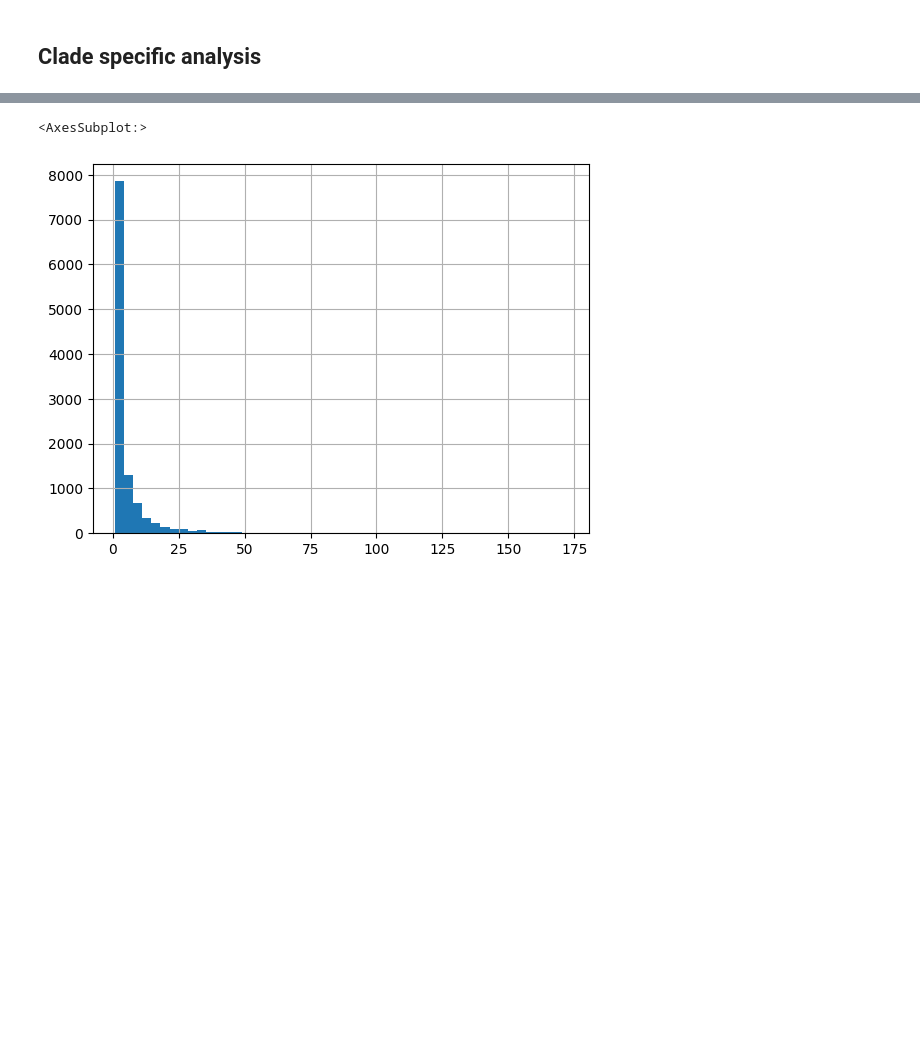
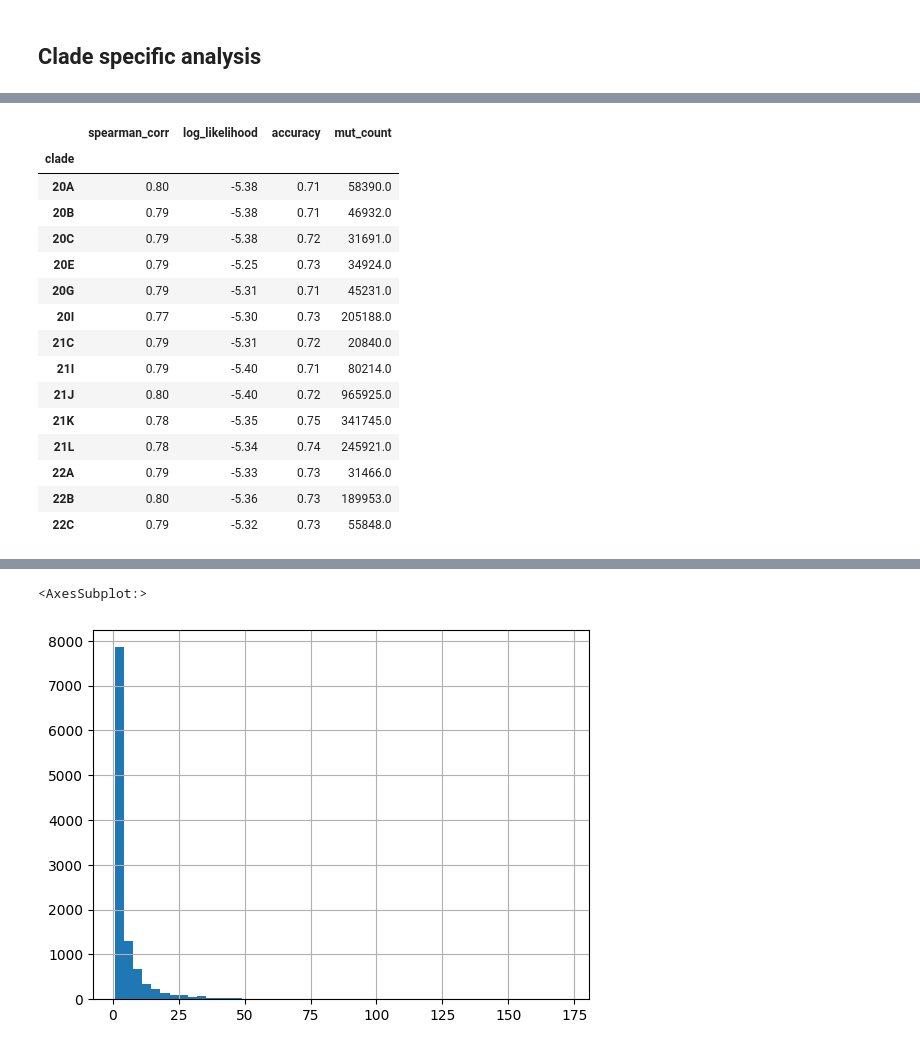
Before and after one commit to mitoclub/RNAViralMutSpec, a Jupyter notebook: sars-cov-2_aa_subst/process.ipynb, the cells around one changed output, grey strips where cells are left out. Saved outputs shown, nothing was run; the diff lists cells and outputs as text; code cells hidden in the pictures; blank space fills up the shorter version.

```diff
--- a/sars-cov-2_aa_subst/process.ipynb
+++ b/sars-cov-2_aa_subst/process.ipynb
@@ -767 +770,21 @@ metrics_total_df[['total_counts', 'log_likelihood', 'kl_divergence', 'spearman_c
+# %%
+metrics_total_df.reset_index().query('sites_sample == "total"')\
+    .set_index('clade')[['spearman_corr', 'log_likelihood', 'accuracy', 'mut_count']].round(2)
+# %% [output]
+|  | spearman_corr | log_likelihood | accuracy | mut_count |
+| clade |  |  |  |  |
+| 20A | 0.80 | -5.38 | 0.71 | 58390.0 |
+| 20B | 0.79 | -5.38 | 0.71 | 46932.0 |
+| 20C | 0.79 | -5.38 | 0.72 | 31691.0 |
+| 20E | 0.79 | -5.25 | 0.73 | 34924.0 |
+| 20G | 0.79 | -5.31 | 0.71 | 45231.0 |
+| 20I | 0.77 | -5.30 | 0.73 | 205188.0 |
+| 21C | 0.79 | -5.31 | 0.72 | 20840.0 |
+| 21I | 0.79 | -5.40 | 0.71 | 80214.0 |
+| 21J | 0.80 | -5.40 | 0.72 | 965925.0 |
+| 21K | 0.78 | -5.35 | 0.75 | 341745.0 |
+| 21L | 0.78 | -5.34 | 0.74 | 245921.0 |
+| 22A | 0.79 | -5.33 | 0.73 | 31466.0 |
+| 22B | 0.80 | -5.36 | 0.73 | 189953.0 |
+| 22C | 0.79 | -5.32 | 0.73 | 55848.0 |
 # %%
```
Also changed, not shown: parts of 12 cells of this notebook, 4 other files.
